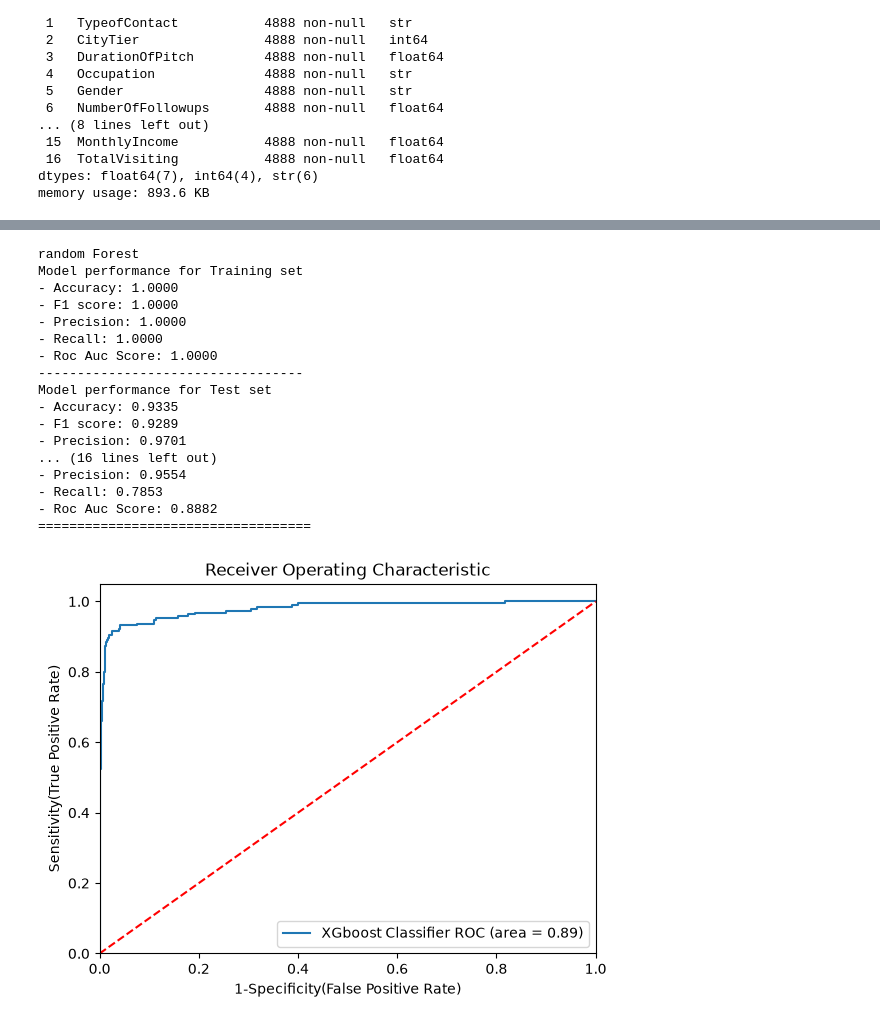
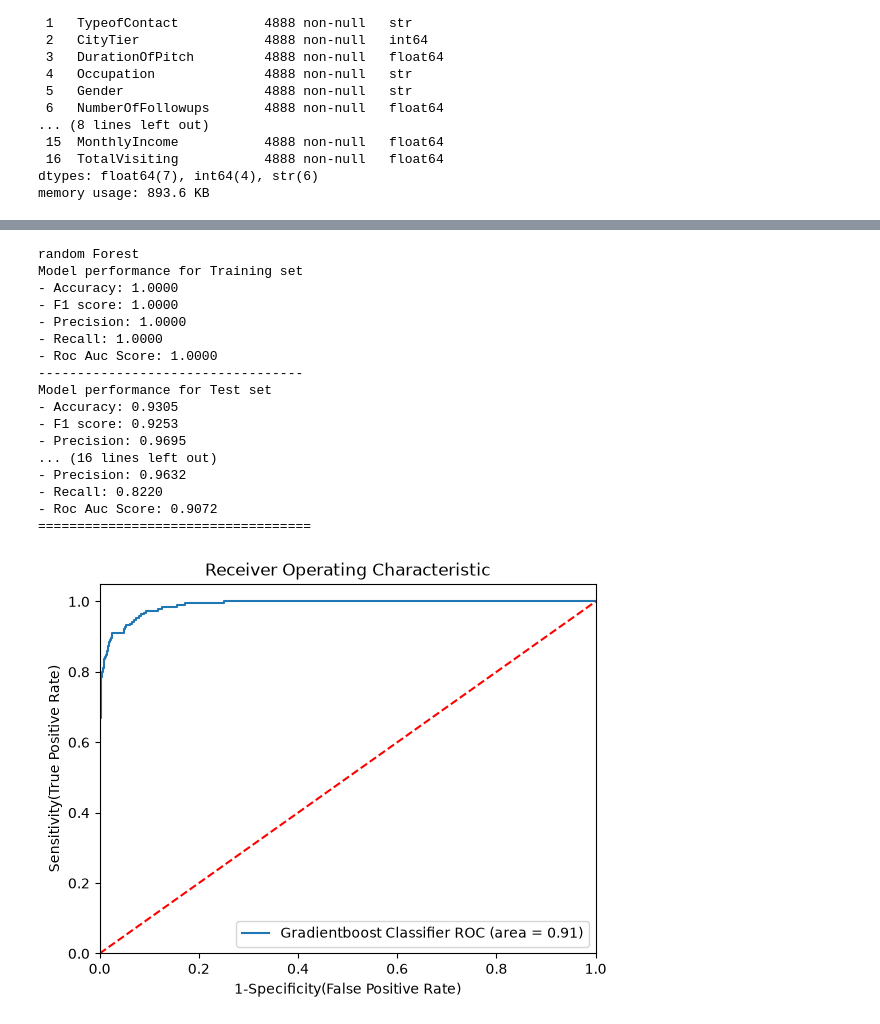
Before and after one commit to SKsudhanshukumar/AIML, a Jupyter notebook: ML/Supervised ML/Gradientboost_classification.ipynb, the cells around one changed output, grey strips where cells are left out. Cells and saved outputs as stored; diff of their text form; code cells hidden in the pictures.

```diff
--- a/ML/XGboost_classification.ipynb
+++ b/ML/Supervised ML/Gradientboost_classification.ipynb
@@ -341,8 +340,7 @@ models={
     'Logisitic Regression':LogisticRegression(),
     'Decision Tree':DecisionTreeClassifier(),
     'Random Forest':RandomForestClassifier(),
-    'Gradient Boost':GradientBoostingClassifier(),
-    'XGBoost':XGBClassifier()
+    'Gradient Boost':GradientBoostingClassifier()
 }
 for i in range(len(list(models))):
     model=list(models.values())[i]
@@ -417,10 +415,11 @@ rf_params={
     'n_estimators':[100,200,500,1000]
 }
 
-xgboost_params={
-    "learning_rate":[0.1,0.01],
-    "max_depth":[5,8,12,20,30],
-    "n_estimators":[100,200,300],
-    "colsample_pytree":[0.5,0.8,1,0.3,0.4]
+gradient_params={
+    'loss':['log_loss','deviance','exponential'],
+    'criterion':['frieedman_mse','squared_error','mse'],
+    'min_samples_split':[2,8,15,20],
+    'n_estimators':[100,200,500,1000],
+    'max_depth':[5,8,15,None,10]
 }
 # %%
@@ -434,7 +434,7 @@ xgboost_params
 # Model list for hyperparameter tuning
 randomcv_models=[
     ('RF',RandomForestClassifier(),rf_params),
-    ('XG',XGBClassifier(),xgboost_params)
+    ('Gb',GradientBoostingClassifier(),gradient_params)
 ]
 # %%
 from sklearn.model_selection import RandomizedSearchCV
@@ -462,7 +462,7 @@ Fitting 3 folds for each of 100 candidates, totalling 300 fits
 # %%
 models={
     'random Forest':RandomForestClassifier(n_estimators=1000,min_samples_split=2,max_features=7,max_depth=None),
-    'xgboost':XGBClassifier(n_estimators=200,max_depth=12,learning_rate=0.1,colsample_pytree=1)
+    'Gradientboost':GradientBoostingClassifier(n_estimators=500,min_samples_split=20,max_depth=15,loss='exponential',criterion='squared_error')
 }
 
 for i in range(len(list(models))):
@@ -523,45 +523,45 @@ Model performance for Training set
 - Roc Auc Score: 1.0000
 ----------------------------------
 Model performance for Test set
-- Accuracy: 0.9335
-- F1 score: 0.9289
-- Precision: 0.9701
+- Accuracy: 0.9305
+- F1 score: 0.9253
+- Precision: 0.9695
 ... (16 lines left out)
-- Precision: 0.9554
-- Recall: 0.7853
-- Roc Auc Score: 0.8882
+- Precision: 0.9632
+- Recall: 0.8220
+- Roc Auc Score: 0.9072
 ===================================
 # %%
 ## Plot ROC AUC Curve
 from sklearn.metrics import roc_auc_score,roc_curve
 plt.figure()
 
 # Add the models to the list that you want to view on the ROC plot
 auc_models = [
 {
-    'label': 'XGboost Classifier',
-    'model':XGBClassifier(n_estimators=200,max_depth=12,learning_rate=0.1,colsample_pytree=1),
-    'auc':  0.8882
+    'label': 'Gradientboost Classifier',
+    'model':GradientBoostingClassifier(n_estimators=500,min_samples_split=20,max_depth=15,loss='exponential',criterion='squared_error'),
+    'auc':  0.9072
 },
 
 ]
 # create loop through all model
 for algo in auc_models:
     model = algo['model'] # select the model
     model.fit(X_train, y_train) # train the model
 # Compute False postive rate, and True positive rate
     fpr, tpr, thresholds = roc_curve(y_test, model.predict_proba(X_test)[:,1])
 # Calculate Area under the curve to display on the plot
     plt.plot(fpr, tpr, label='%s ROC (area = %0.2f)' % (algo['label'], algo['auc']))
 # Custom settings for the plot
 plt.plot([0, 1], [0, 1],'r--')
 plt.xlim([0.0, 1.0])
 plt.ylim([0.0, 1.05])
 plt.xlabel('1-Specificity(False Positive Rate)')
 plt.ylabel('Sensitivity(True Positive Rate)')
 plt.title('Receiver Operating Characteristic')
 plt.legend(loc="lower right")
-plt.savefig("XGboost auc.png")
+plt.savefig("Gradientboost auc.png")
 plt.show()
 # %% [output]
-[figure, old version]
+[figure, new version]
```
Also changed, not shown: parts of 7 cells of this notebook, 24 other files.
